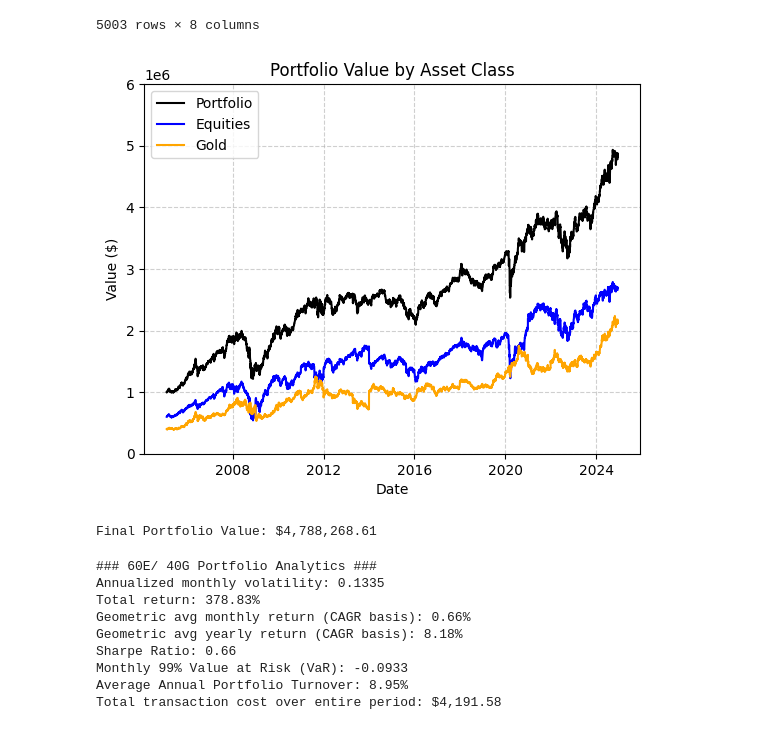
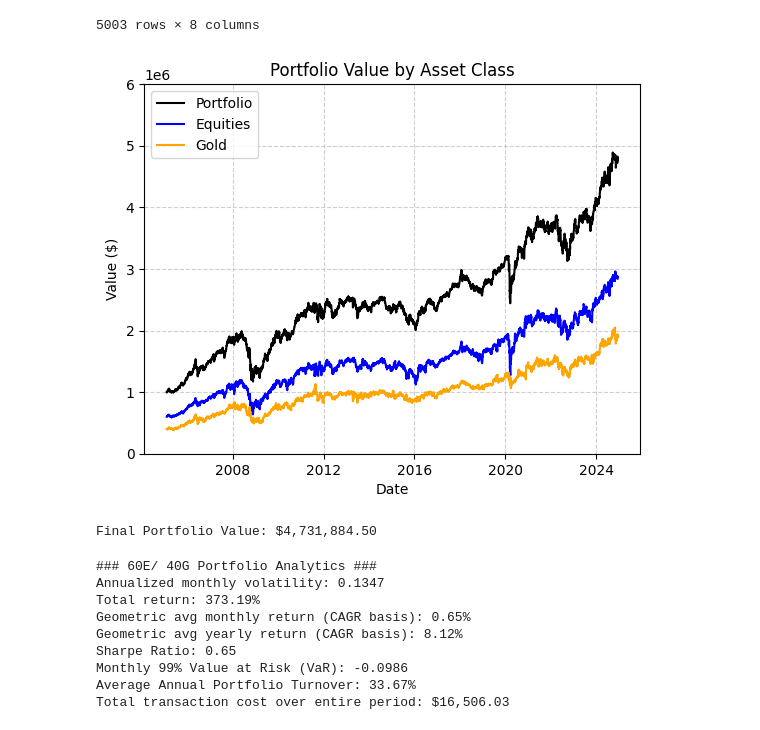
Before and after one commit to plaishev/asset_mgmt_seminar, a Jupyter notebook: 60E_40G.ipynb, the cells around one changed output. Cells and saved outputs as stored; diff of their text form; code cells hidden in the pictures.

```diff
--- a/60E_40G.ipynb
+++ b/60E_40G.ipynb
@@ -78,7 +78,7 @@ returns
 # Parameters
 rebalance_on = True       # Switch for rebalancing
 initial_inv = 1_000_000
-n_freq = 'YE'             # 'ME' = monthly, 'QE' = quarterly, 'YE' = yearly
+n_freq = 'ME'             # 'ME' = monthly, 'QE' = quarterly, 'YE' = yearly
 tc_rate = 0.001           # Transaction cost rate (0 for pure buy & hold)
 
 # Individual asset weights (for a 1/n portfolio across 8 assets)
@@ -153,35 +153,35 @@ else:
             asset_vals[asset].loc[t] = asset_vals[asset].loc[prev] * (1 + returns[asset].loc[t])
         port_val.loc[t] = sum(asset_vals[a].loc[t] for a in assets)
 
 # Forward-fill any missing values.
 port_val.ffill(inplace=True)
 df_assets = pd.DataFrame(asset_vals)
 df_portfolio = pd.concat([port_val, df_assets], axis=1)
 df_portfolio.columns = ['Portfolio'] + assets
 
 # Create an aggregated DataFrame for plotting only
 asset_class_vals = pd.DataFrame(index=df_portfolio.index)
 asset_class_vals['Portfolio'] = df_portfolio['Portfolio']
 asset_class_vals['Equities'] = df_portfolio[['Japan', 'APACxJapan', 'Europe', 'LatAm', 'US']].sum(axis=1)
 asset_class_vals['Gold']     = df_portfolio['Gold']
 
 # Use your existing plotting code, but loop over the aggregated columns
 colors = {'Portfolio': 'black', 'Equities': 'blue', 'Gold': 'orange'}
 for col in asset_class_vals.columns:
     plt.plot(asset_class_vals.index, asset_class_vals[col], label=col, color=colors[col])
 plt.title("Portfolio Value by Asset Class")
 plt.xlabel("Date")
 plt.ylabel("Value ($)")
 plt.ylim(0, 6000000)
 plt.legend(loc='upper left')
 plt.grid(True, linestyle='--', alpha=0.6)
 plt.show()
 
 # Print final portfolio value.
 print(f"Final Portfolio Value: ${df_portfolio.iloc[-1]['Portfolio']:,.2f}")
 # %% [output]
-[figure, old version]
+[figure, new version]
-Final Portfolio Value: $4,788,268.61
+Final Portfolio Value: $4,731,884.50
 # %%
 #### 60E/40G Portfolio Analytics #### v3.0
 
@@ -227,14 +227,14 @@ print(f"Average Annual Portfolio Turnover: {avg_annual_turnover * 100:.2f}%")
 print(f"Total transaction cost over entire period: ${total_tx_cost:,.2f}")
 # %% [output]
 ### 60E/ 40G Portfolio Analytics ###
-Annualized monthly volatility: 0.1335
-Total return: 378.83%
-Geometric avg monthly return (CAGR basis): 0.66%
-Geometric avg yearly return (CAGR basis): 8.18%
-Sharpe Ratio: 0.66
-Monthly 99% Value at Risk (VaR): -0.0933
-Average Annual Portfolio Turnover: 8.95%
-Total transaction cost over entire period: $4,191.58
+Annualized monthly volatility: 0.1347
+Total return: 373.19%
+Geometric avg monthly return (CAGR basis): 0.65%
+Geometric avg yearly return (CAGR basis): 8.12%
+Sharpe Ratio: 0.65
+Monthly 99% Value at Risk (VaR): -0.0986
+Average Annual Portfolio Turnover: 33.67%
+Total transaction cost over entire period: $16,506.03
 # %%
 #### 60/40 Gold Rebalancing Portfolio Construction #### old
 
```
Also changed, not shown: parts of 2 cells of this notebook, 6 other files.
